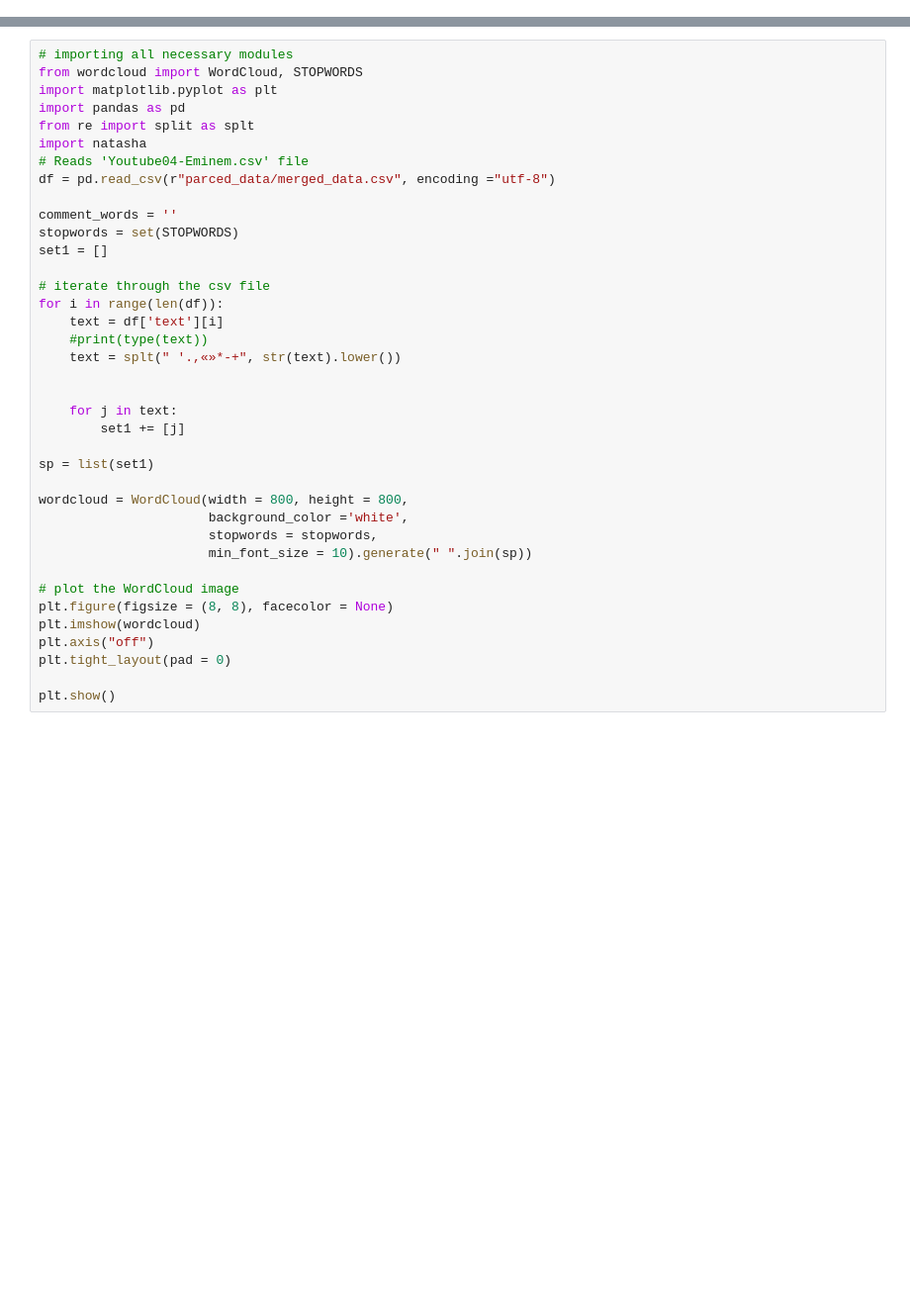
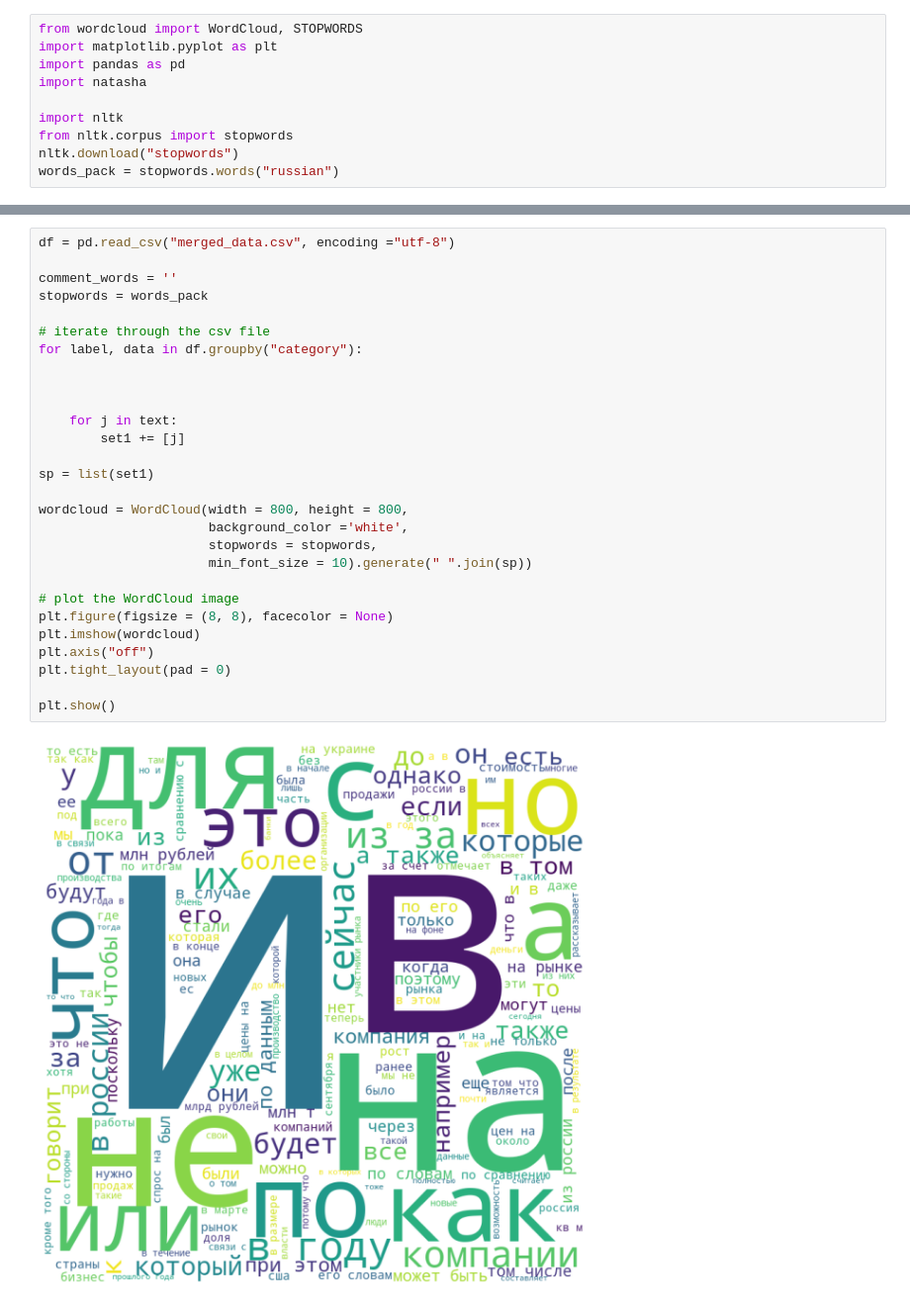
Before and after one commit to AnonimniyGeniy/moretech_prokhodilimimo, a Jupyter notebook: analysis.ipynb, the cells around one changed output, grey strips where cells are left out. Shown at 99% size. Cells and saved outputs as stored; diff of their text form; blank space fills up the shorter version.

```diff
--- a/analysis.ipynb
+++ b/analysis.ipynb
@@ -2,0 +1,10 @@
+# %%
+from wordcloud import WordCloud, STOPWORDS
+import matplotlib.pyplot as plt
+import pandas as pd
+import natasha
+
+import nltk
+from nltk.corpus import stopwords
+nltk.download("stopwords")
+words_pack = stopwords.words("russian")
@@ -3,38 +35,30 @@
 # %%
-# importing all necessary modules
-from wordcloud import WordCloud, STOPWORDS
-import matplotlib.pyplot as plt
-import pandas as pd
-from re import split as splt
-import natasha
-# Reads 'Youtube04-Eminem.csv' file
-df = pd.read_csv(r"parced_data/merged_data.csv", encoding ="utf-8")
+df = pd.read_csv("merged_data.csv", encoding ="utf-8")
 
 comment_words = ''
-stopwords = set(STOPWORDS)
-set1 = []
+stopwords = words_pack
 
 # iterate through the csv file
-for i in range(len(df)):
-    text = df['text'][i]
-    #print(type(text))
-    text = splt(" '.,«»*-+", str(text).lower())
+for label, data in df.groupby("category"):
+
 
 
     for j in text:
         set1 += [j]
 
 sp = list(set1)
 
 wordcloud = WordCloud(width = 800, height = 800,
                       background_color ='white',
                       stopwords = stopwords,
                       min_font_size = 10).generate(" ".join(sp))
 
 # plot the WordCloud image
 plt.figure(figsize = (8, 8), facecolor = None)
 plt.imshow(wordcloud)
 plt.axis("off")
 plt.tight_layout(pad = 0)
 
 plt.show()
+# %% [output]
+[figure, added]
```
Also changed, not shown: parts of 6 cells of this notebook.
